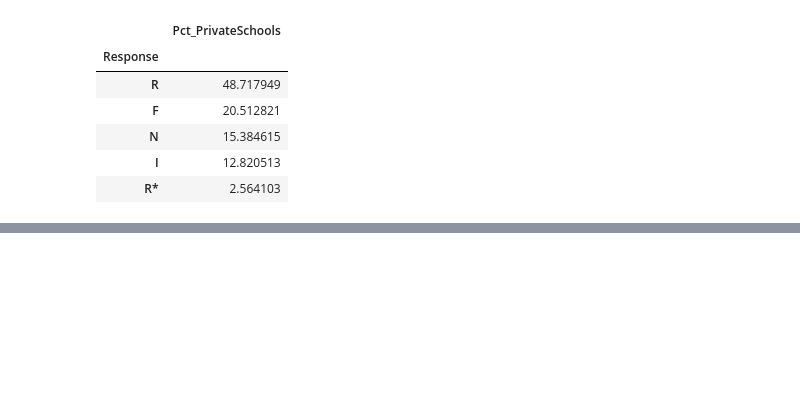
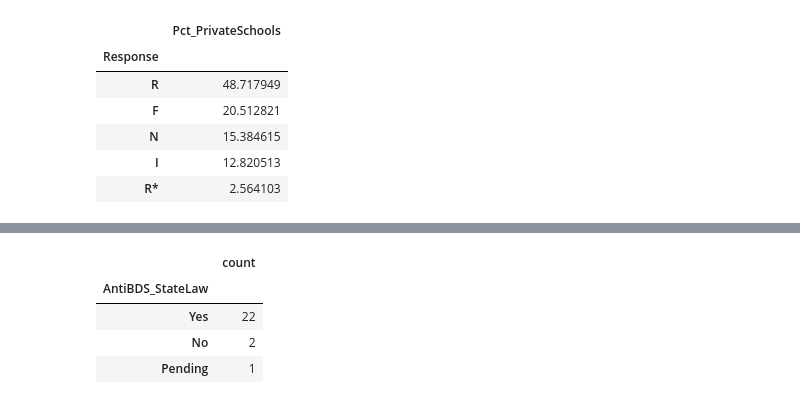
Before and after one commit to sashalcohen/UniversityDivestmentTracker, a Jupyter notebook: May20_DataAnalysis.ipynb, the cells around one changed output, grey strips where cells are left out. Cells and saved outputs as stored; diff of their text form; code cells hidden in the pictures; blank space fills up the shorter version.

```diff
--- a/May20_DataAnalysis.ipynb
+++ b/May20_DataAnalysis.ipynb
@@ -148,0 +172,11 @@ df_divestresponseprivate
+# %%
+## build new dataframe to determine how many public universities that have rejected divestment demands\\
+## are in states that have anti bds laws
+
+public_rejected["AntiBDS_StateLaw"].value_counts().to_frame()
+# %% [output]
+|  | count |
+| AntiBDS_StateLaw |  |
+| Yes | 22 |
+| No | 2 |
+| Pending | 1 |
```
Also changed, not shown: parts of 7 cells of this notebook.
